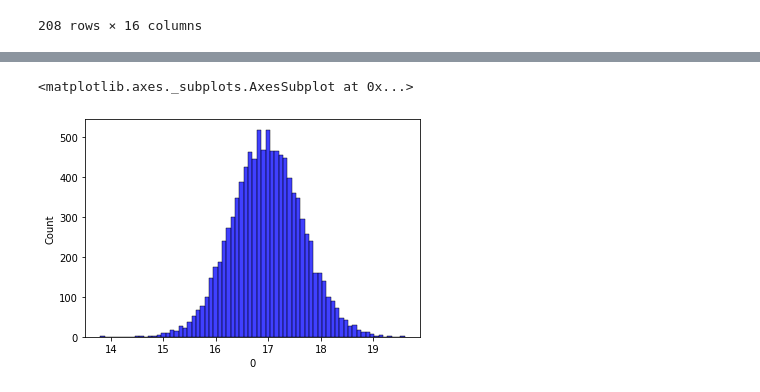
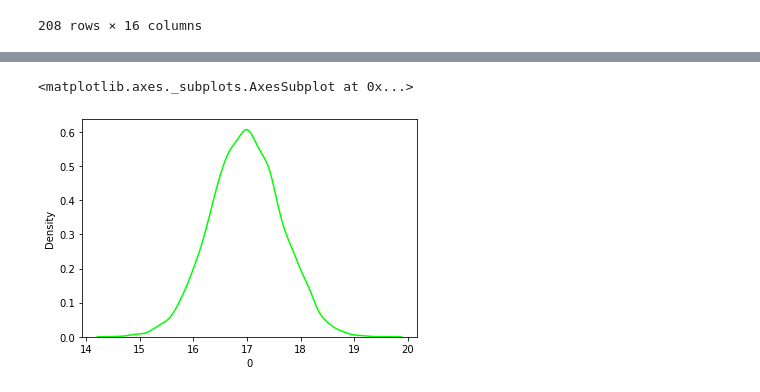
Before and after one commit to Nongbon/INTERNSHIP_NARIT, a Jupyter notebook: M_phot.ipynb, the cells around one changed output, grey strips where cells are left out. Saved outputs shown, nothing was run; the diff lists cells and outputs as text; code cells hidden in the pictures.

```diff
--- a/M_phot.ipynb
+++ b/M_phot.ipynb
@@ -274,5 +322,5 @@ M_r_new
 # %%
-sns.histplot(data_sample_r[0] , color = 'blue')
+sns.distplot(data_sample_r[0] , color = 'lime' , hist=False)
 # %% [output]
 <matplotlib.axes._subplots.AxesSubplot at 0x...>
-[figure, old version]
+[figure, new version]
```
Also changed, not shown: parts of 12 cells of this notebook.
